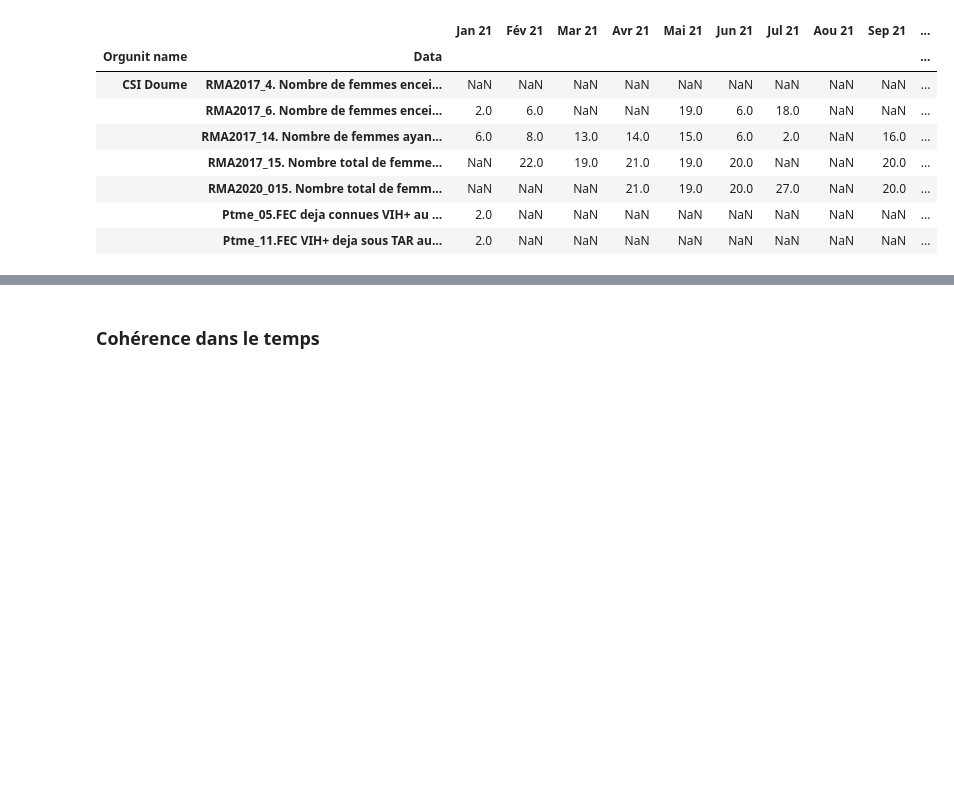
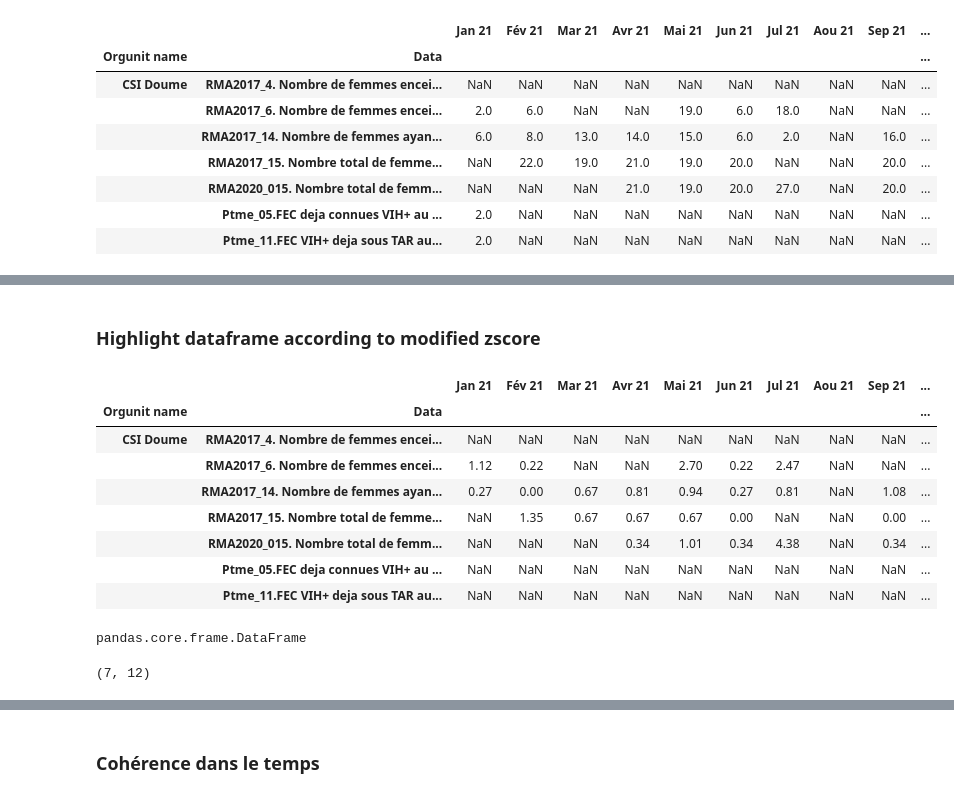
Before and after one commit to Djatche/qualite_donnees_district_sante_48h, a Jupyter notebook: data_quality_who_dq_tools_vs_python.ipynb, the cells around one changed output, grey strips where cells are left out. Saved outputs shown, nothing was run; the diff lists cells and outputs as text; code cells hidden in the pictures; blank space fills up the shorter version.

```diff
--- a/data_quality_who_dq_tools_vs_python.ipynb
+++ b/data_quality_who_dq_tools_vs_python.ipynb
@@ -247,3 +257,34 @@ df_comparaison
 |  | RMA2020_015. Nombre total de femm... | 1.69 | 4.38 | 123 | 1.69 | 4.38 | 123 |
 |  | Ptme_05.FEC deja connues VIH+ au ... | 0.00 | 0.00 | 22 | NaN | NaN | 22 |
 |  | Ptme_11.FEC VIH+ deja sous TAR au... | 0.00 | 0.00 | 22 | NaN | NaN | 22 |
+# %% [markdown]
+### Highlight dataframe according to modified zscore
+# %%
+#fonction pour recuperer le zscore modifié max d'une serie
+def get_z_score_of_df(s):
+    #calcul de la mediane de la serie
+    median = s.median()
+    #calcul d'une serie qui soustrait la mediane de chaque element de la serie et calcule sa valeur absolue
+    diff = abs(s - median)
+    #calcul de la mediane de cette serie
+    MAD = diff.median()
+    #calcul d'une serie de zscore modifié
+    z_score_mod_series = 0.6745 * (s - median)/MAD
+    #retourne le zscore modifié
+    return round(abs(z_score_mod_series),2)
+# %%
+soins_prenatals_mensuel_Doume_for_highlight = soins_prenatals_mensuel_Doume_1[["Jan 21", "Fév 21", "Mar 21", "Avr 21", "Mai 21", "Jun 21", "Jul 21", "Aou 21", "Sep 21", "Oct 21", "Nov 21", "Déc 21"]]
+# %%
+zscore_df = soins_prenatals_mensuel_Doume_for_highlight.apply(get_z_score_of_df, axis=1)
+# %%
+zscore_df
+# %% [output]
+|  |  | Jan 21 | Fév 21 | Mar 21 | Avr 21 | Mai 21 | Jun 21 | Jul 21 | Aou 21 | Sep 21 | ... |
+| Orgunit name | Data |  |  |  |  |  |  |  |  |  | ... |
+| CSI Doume | RMA2017_4. Nombre de femmes encei... | NaN | NaN | NaN | NaN | NaN | NaN | NaN | NaN | NaN | ... |
+|  | RMA2017_6. Nombre de femmes encei... | 1.12 | 0.22 | NaN | NaN | 2.70 | 0.22 | 2.47 | NaN | NaN | ... |
+|  | RMA2017_14. Nombre de femmes ayan... | 0.27 | 0.00 | 0.67 | 0.81 | 0.94 | 0.27 | 0.81 | NaN | 1.08 | ... |
+|  | RMA2017_15. Nombre total de femme... | NaN | 1.35 | 0.67 | 0.67 | 0.67 | 0.00 | NaN | NaN | 0.00 | ... |
+|  | RMA2020_015. Nombre total de femm... | NaN | NaN | NaN | 0.34 | 1.01 | 0.34 | 4.38 | NaN | 0.34 | ... |
+|  | Ptme_05.FEC deja connues VIH+ au ... | NaN | NaN | NaN | NaN | NaN | NaN | NaN | NaN | NaN | ... |
+|  | Ptme_11.FEC VIH+ deja sous TAR au... | NaN | NaN | NaN | NaN | NaN | NaN | NaN | NaN | NaN | ... |
@@ -249,0 +319,8 @@ df_comparaison
+# %%
+type(zscore_style)
+# %% [output]
+pandas.core.frame.DataFrame
+# %%
+zscore_style.shape
+# %% [output]
+(7, 12)
```
Also changed, not shown: parts of 12 cells of this notebook, 5 other files.
